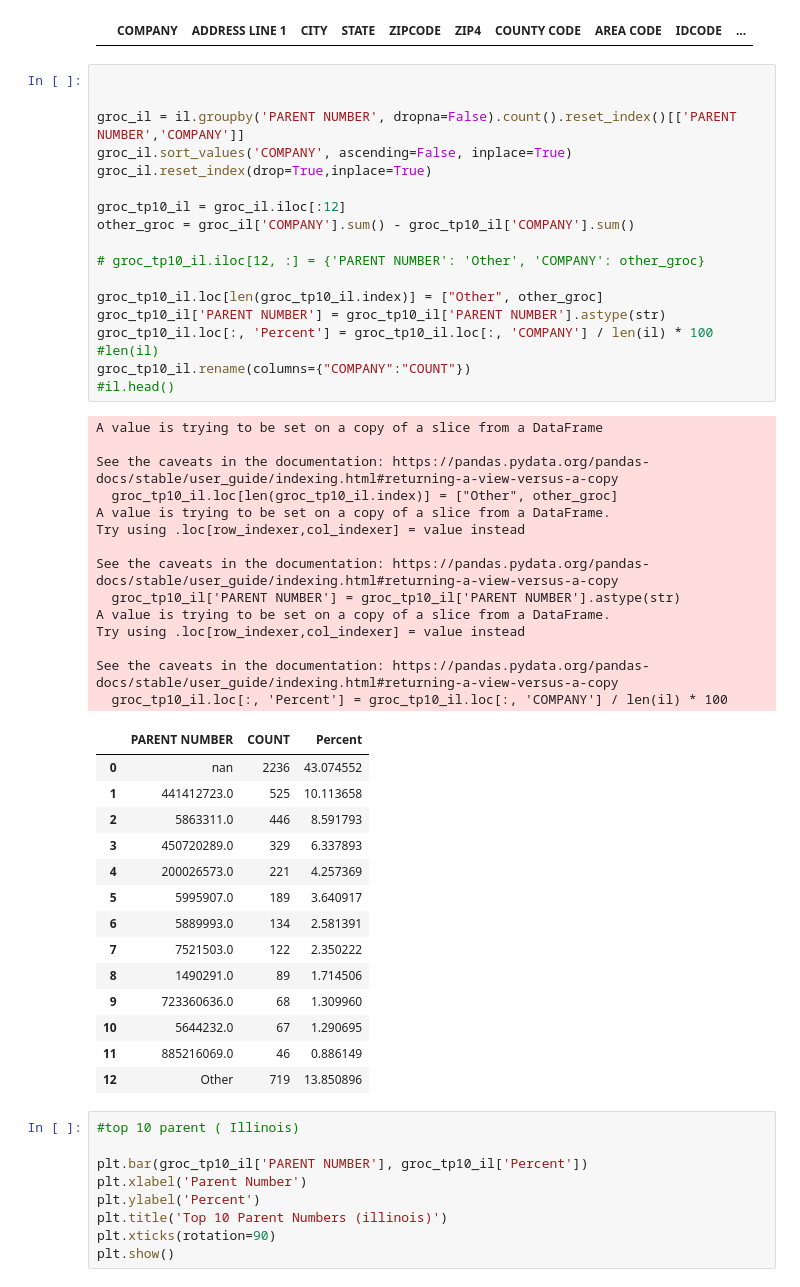
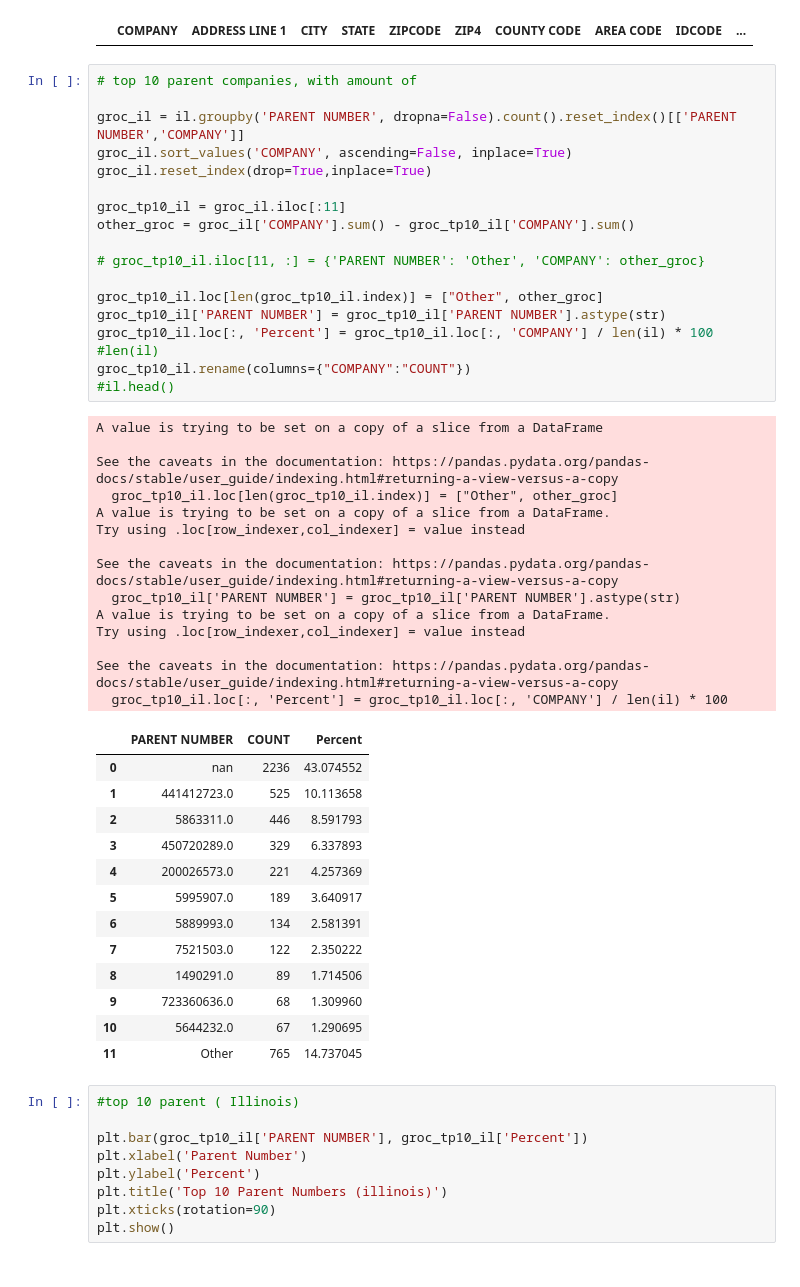
Before and after one commit to uchicago-dsi/rafi-grocery, a Jupyter notebook: day 2N3.ipynb, the cells around one changed output. Drawn from its saved outputs; the diff is of its cells as text.

```diff
--- a/day 2N3.ipynb
+++ b/day 2N3.ipynb
@@ -110,16 +110,16 @@ il.loc[il["PARENT NUMBER"] == 238136725.0]
 # %% [output]
 |  | COMPANY | ADDRESS LINE 1 | CITY | STATE | ZIPCODE | ZIP4 | COUNTY CODE | AREA CODE | IDCODE | ... |
 # %%
-
+# top 10 parent companies, with amount of
 
 groc_il = il.groupby('PARENT NUMBER', dropna=False).count().reset_index()[['PARENT NUMBER','COMPANY']]
 groc_il.sort_values('COMPANY', ascending=False, inplace=True)
 groc_il.reset_index(drop=True,inplace=True)
 
-groc_tp10_il = groc_il.iloc[:12]
+groc_tp10_il = groc_il.iloc[:11]
 other_groc = groc_il['COMPANY'].sum() - groc_tp10_il['COMPANY'].sum()
 
-# groc_tp10_il.iloc[12, :] = {'PARENT NUMBER': 'Other', 'COMPANY': other_groc}
+# groc_tp10_il.iloc[11, :] = {'PARENT NUMBER': 'Other', 'COMPANY': other_groc}
 
 groc_tp10_il.loc[len(groc_tp10_il.index)] = ["Other", other_groc]
 groc_tp10_il['PARENT NUMBER'] = groc_tp10_il['PARENT NUMBER'].astype(str)
@@ -127,35 +127,34 @@ groc_tp10_il.loc[:, 'Percent'] = groc_tp10_il.loc[:, 'COMPANY'] / len(il) * 100
 #len(il)
 groc_tp10_il.rename(columns={"COMPANY":"COUNT"})
 #il.head()
 # %% [output]
 A value is trying to be set on a copy of a slice from a DataFrame
 
 See the caveats in the documentation: https://pandas.pydata.org/pandas-docs/stable/user_guide/indexing.html#returning-a-view-versus-a-copy
   groc_tp10_il.loc[len(groc_tp10_il.index)] = ["Other", other_groc]
 A value is trying to be set on a copy of a slice from a DataFrame.
 Try using .loc[row_indexer,col_indexer] = value instead
 
 See the caveats in the documentation: https://pandas.pydata.org/pandas-docs/stable/user_guide/indexing.html#returning-a-view-versus-a-copy
   groc_tp10_il['PARENT NUMBER'] = groc_tp10_il['PARENT NUMBER'].astype(str)
 A value is trying to be set on a copy of a slice from a DataFrame.
 Try using .loc[row_indexer,col_indexer] = value instead
 
 See the caveats in the documentation: https://pandas.pydata.org/pandas-docs/stable/user_guide/indexing.html#returning-a-view-versus-a-copy
   groc_tp10_il.loc[:, 'Percent'] = groc_tp10_il.loc[:, 'COMPANY'] / len(il) * 100
 |  | PARENT NUMBER | COUNT | Percent |
 | 0 | nan | 2236 | 43.074552 |
 | 1 | 441412723.0 | 525 | 10.113658 |
 | 2 | 5863311.0 | 446 | 8.591793 |
 | 3 | 450720289.0 | 329 | 6.337893 |
 | 4 | 200026573.0 | 221 | 4.257369 |
 | 5 | 5995907.0 | 189 | 3.640917 |
 | 6 | 5889993.0 | 134 | 2.581391 |
 | 7 | 7521503.0 | 122 | 2.350222 |
 | 8 | 1490291.0 | 89 | 1.714506 |
 | 9 | 723360636.0 | 68 | 1.309960 |
 | 10 | 5644232.0 | 67 | 1.290695 |
-| 11 | 885216069.0 | 46 | 0.886149 |
-| 12 | Other | 719 | 13.850896 |
+| 11 | Other | 765 | 14.737045 |
 # %%
 #top 10 parent ( Illinois)
 
```
Also changed, not shown: parts of 5 cells of this notebook.
